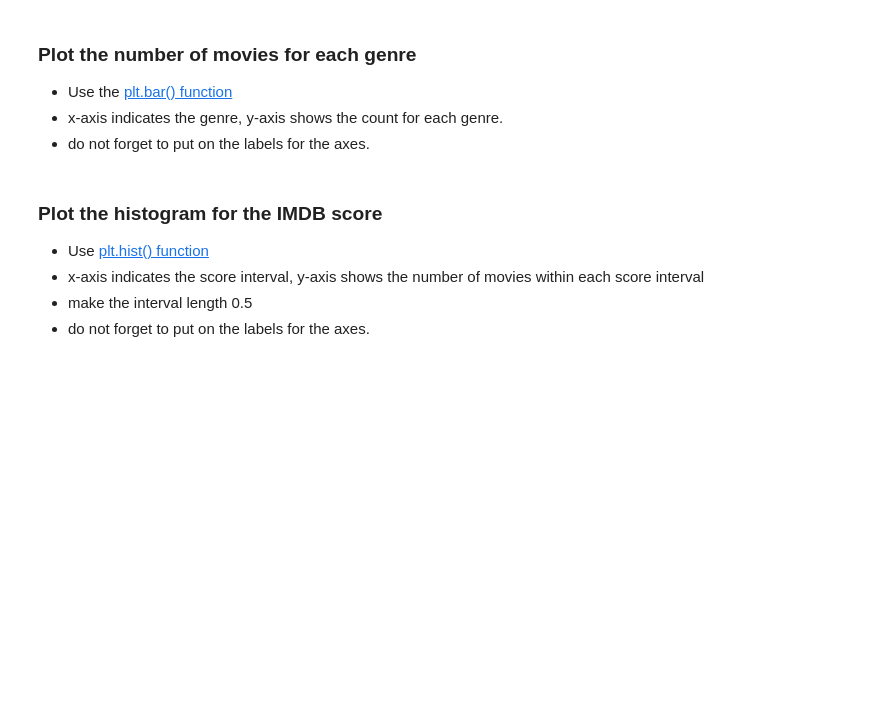
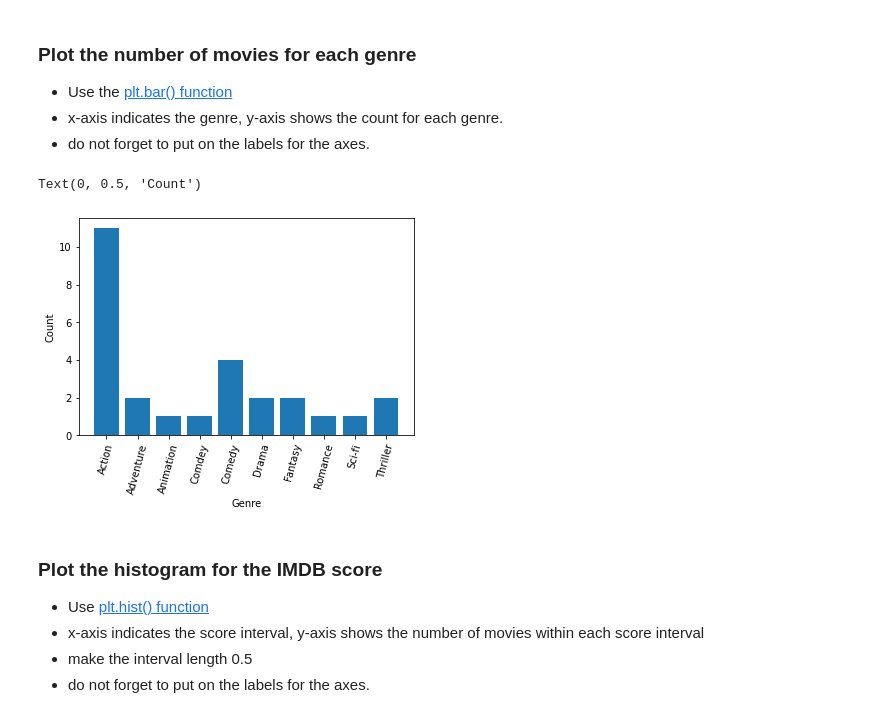
Before and after one commit to huaijiangzhu/SummerML, a Jupyter notebook: day2/lab_icebreaker.ipynb, the cells around one changed output. Cells and saved outputs as stored; diff of their text form; code cells hidden in the pictures; blank space fills up the shorter version.

```diff
--- a/day2/lab_icebreaker.ipynb
+++ b/day2/lab_icebreaker.ipynb
@@ -46,3 +50,20 @@ score = df['IMDB Score'].values
+# %%
+# To-do
+
+genre = df['Genre'].values
+
+modes = np.unique(genre)
+count = []
+for m in modes:
+  count.append(np.sum(genre==m))
+
+plt.bar(modes, count)
+plt.xlabel('Genre')
+plt.xticks(modes, rotation = 75)
+plt.ylabel('Count')
+# %% [output]
+Text(0, 0.5, 'Count')
+[figure, added]
 # %% [markdown]
 ### Plot the histogram for the IMDB score
 - Use [plt.hist() function](https://matplotlib.org/api/_as_gen/matplotlib.pyplot.hist.html)
```
Also changed, not shown: parts of 8 cells of this notebook.
